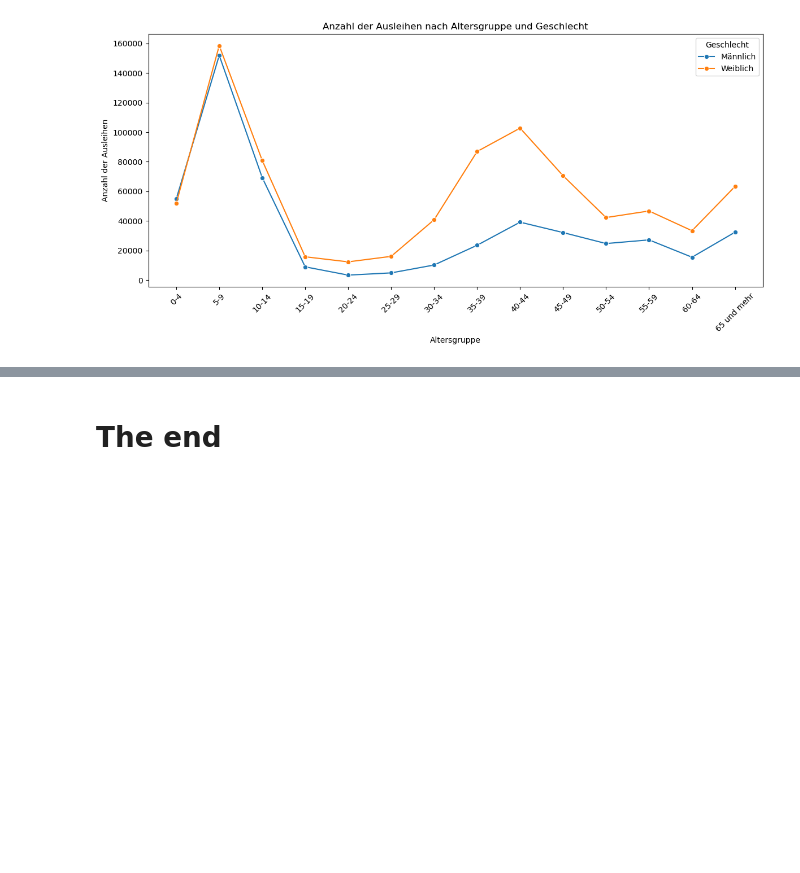
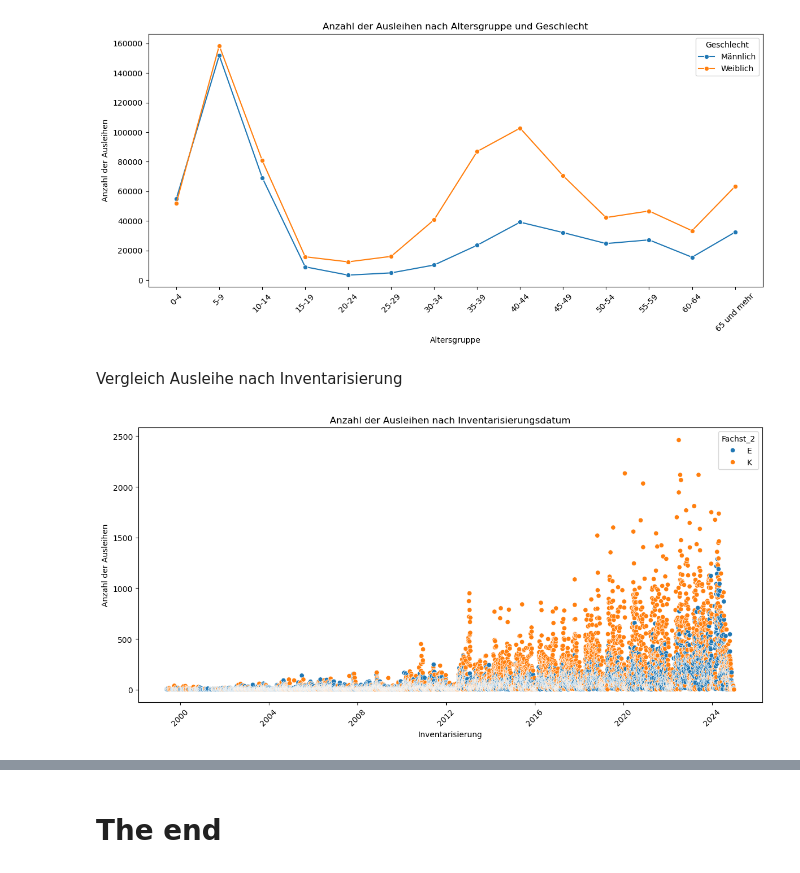
Before and after one commit to BeatriceM476/Final-project, a Jupyter notebook: AusEx_2024.ipynb, the cells around one changed output, grey strips where cells are left out. Saved outputs shown, nothing was run; the diff lists cells and outputs as text; code cells hidden in the pictures; blank space fills up the shorter version.

```diff
--- a/AusEx_2024.ipynb
+++ b/AusEx_2024.ipynb
@@ -425,3 +425,25 @@ plt.tight_layout()
 plt.show()
 # %% [output]
 [figure]
+# %% [markdown]
+Vergleich Ausleihe nach Inventarisierung
+# %%
+AusEx_2024_df['Inventarisierung'] = pd.to_datetime(AusEx_2024_df['Inventarisierung'])
+ausleih_counts = AusEx_2024_df.groupby(['Inventarisierung', 'Fachst_2']).size().reset_index(name='Ausleihzahl')
+
+plt.figure(figsize=(12,6))
+sns.scatterplot(
+    data=ausleih_counts,
+    x='Inventarisierung',
+    y='Ausleihzahl',
+    hue='Fachst_2',
+    marker='o'
+)
+plt.title("Anzahl der Ausleihen nach Inventarisierungsdatum")
+plt.xlabel("Inventarisierung")
+plt.ylabel("Anzahl der Ausleihen")
+plt.xticks(rotation=45)
+plt.tight_layout()
+plt.show()
+# %% [output]
+[figure, added]
```
Also changed, not shown: parts of 4 cells of this notebook, 2 other files.
